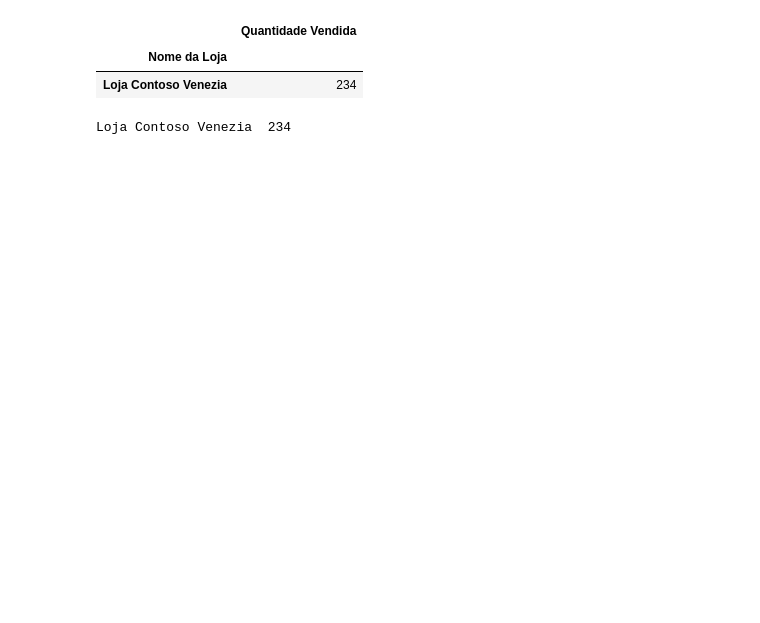
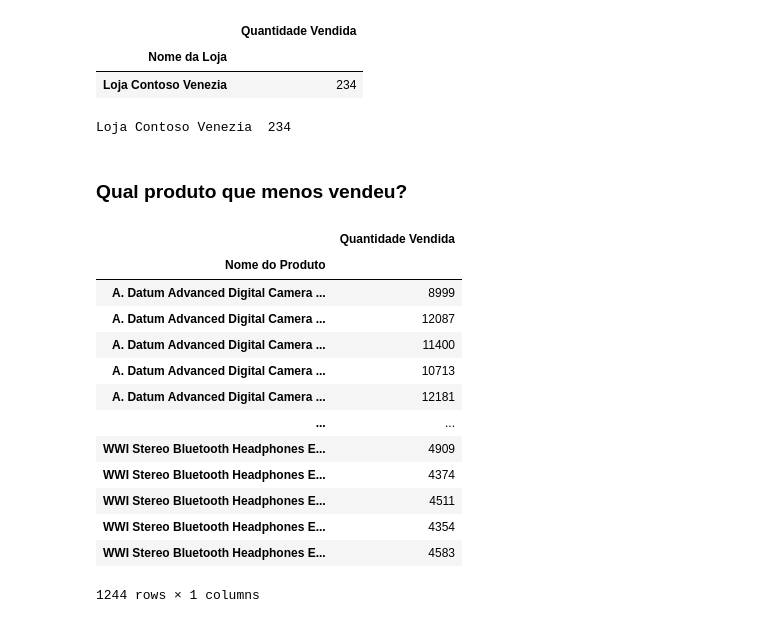
Before and after one commit to felipevr/hashtag-python, a Jupyter notebook: 22-Pandas/Pandas 07.ipynb, the cells around one changed output. Drawn from its saved outputs; the diff is of its cells as text; code cells hidden in the pictures; blank space fills up the shorter version.

```diff
--- a/22-Pandas/Pandas 07.ipynb
+++ b/22-Pandas/Pandas 07.ipynb
@@ -155,3 +155,24 @@ loja_ban = vendas_lojas['Quantidade Vendida'].idxmin()
 print(loja_ban, menor_valor)
 # %% [output]
 Loja Contoso Venezia  234
+# %% [markdown]
+### Qual produto que menos vendeu?
+# %%
+vendas_produtos = vendas_df.groupby('Nome do Produto').sum('Quantidade Vendida')
+vendas_produtos = vendas_produtos[['Quantidade Vendida']]
+vendas_produtos
+# %% [output]
+|  | Quantidade Vendida |
+| Nome do Produto |  |
+| A. Datum Advanced Digital Camera ... | 8999 |
+| A. Datum Advanced Digital Camera ... | 12087 |
+| A. Datum Advanced Digital Camera ... | 11400 |
+| A. Datum Advanced Digital Camera ... | 10713 |
+| A. Datum Advanced Digital Camera ... | 12181 |
+| ... | ... |
+| WWI Stereo Bluetooth Headphones E... | 4909 |
+| WWI Stereo Bluetooth Headphones E... | 4374 |
+| WWI Stereo Bluetooth Headphones E... | 4511 |
+| WWI Stereo Bluetooth Headphones E... | 4354 |
+| WWI Stereo Bluetooth Headphones E... | 4583 |
+1244 rows × 1 columns
```
Also changed, not shown: parts of 4 cells of this notebook, 2 other files.
